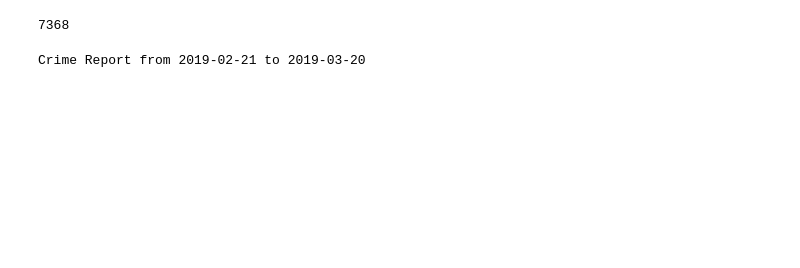
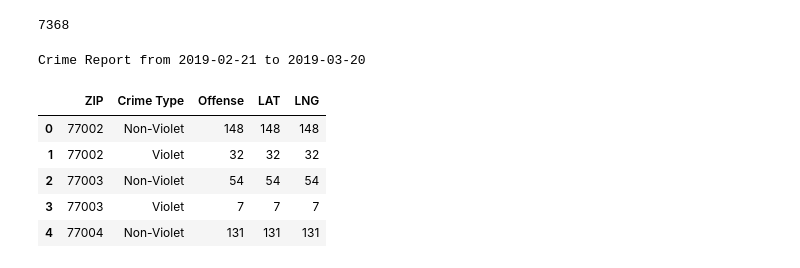
Before and after one commit to Axemen/Houston_Housing, a Jupyter notebook: notebooks/crime_puller.ipynb, the cells around one changed output. Cells and saved outputs as stored; diff of their text form; code cells hidden in the pictures; blank space fills up the shorter version.

```diff
--- a/notebooks/crime_puller.ipynb
+++ b/notebooks/crime_puller.ipynb
@@ -162,6 +165,6 @@ crime_info_pd.head()
 # %%
-# Remove cases of crime with missing data if any
-crime_info_pd = crime_info_pd.dropna(how="any")
+# # Remove cases of crime with missing data if any
+# crime_info_pd = crime_info_pd.dropna(how="any")
 
 # Check the length of "crime_info_pd"
 len(crime_info_pd)
@@ -177,3 +180,16 @@ Crime Report from 2019-02-21 to 2019-03-20
 # %%
 # Write "crime_info_pd" to csv file
 crime_info_pd.to_csv("../data/cleandata/HPD_Crime_Report.csv", index=False, header=True)
+# %%
+# Group "crime_info_pd" by "Zip" and "Crime Type" and calculate violet and non-violet crime counts with given zipcodes
+crime_ct = crime_info_pd.groupby(["ZIP", "Crime Type"]).count().reset_index()
+
+# Preview "crime_ct"
+crime_ct.head()
+# %% [output]
+|  | ZIP | Crime Type | Offense | LAT | LNG |
+| 0 | 77002 | Non-Violet | 148 | 148 | 148 |
+| 1 | 77002 | Violet | 32 | 32 | 32 |
+| 2 | 77003 | Non-Violet | 54 | 54 | 54 |
+| 3 | 77003 | Violet | 7 | 7 | 7 |
+| 4 | 77004 | Non-Violet | 131 | 131 | 131 |
```
Also changed, not shown: parts of 12 cells of this notebook, 7 other files.
